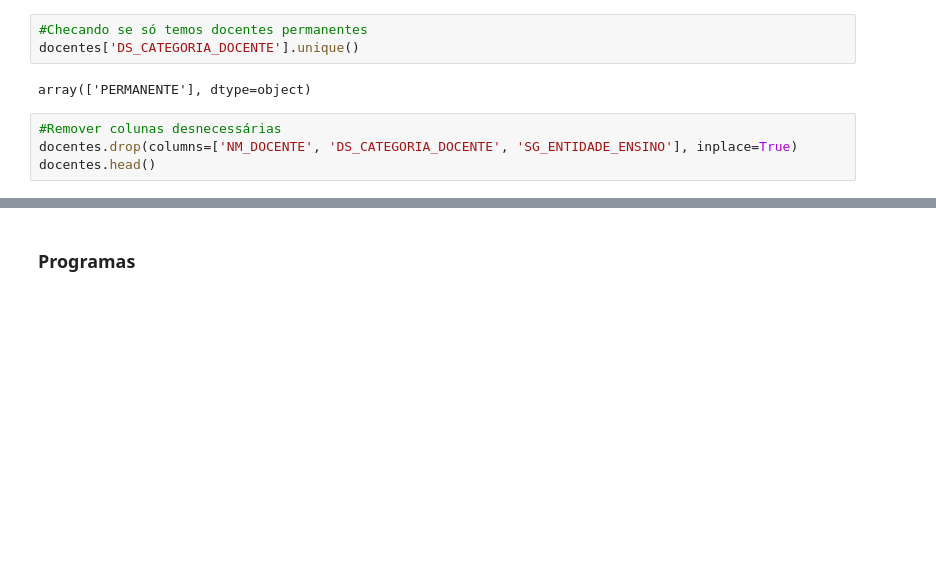
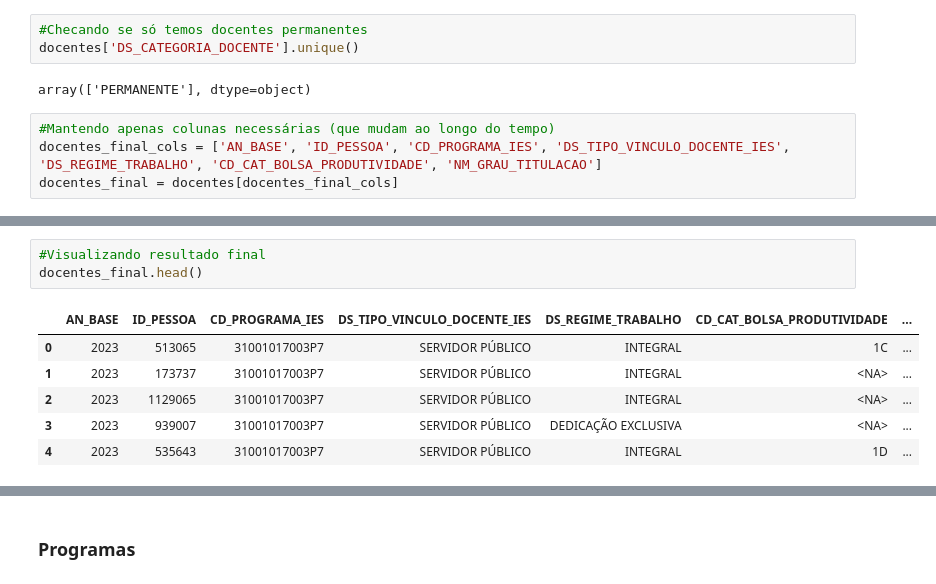
Before and after one commit to GID-UFRJ/sucupira_ufrj, a Jupyter notebook: ufrj_capes.ipynb, the cells around one changed output, grey strips where cells are left out. Cells and saved outputs as stored; diff of their text form; blank space fills up the shorter version.

```diff
--- a/ufrj_capes.ipynb
+++ b/ufrj_capes.ipynb
@@ -944,6 +890,6 @@ docentes['DS_CATEGORIA_DOCENTE'].unique()
 # %% [output]
 array(['PERMANENTE'], dtype=object)
 # %%
-#Remover colunas desnecessárias
-docentes.drop(columns=['NM_DOCENTE', 'DS_CATEGORIA_DOCENTE', 'SG_ENTIDADE_ENSINO'], inplace=True)
-docentes.head()
+#Mantendo apenas colunas necessárias (que mudam ao longo do tempo)
+docentes_final_cols = ['AN_BASE', 'ID_PESSOA', 'CD_PROGRAMA_IES', 'DS_TIPO_VINCULO_DOCENTE_IES', 'DS_REGIME_TRABALHO', 'CD_CAT_BOLSA_PRODUTIVIDADE', 'NM_GRAU_TITULACAO']
+docentes_final = docentes[docentes_final_cols]
@@ -957,2 +896,12 @@ docentes.head()
+# %%
+#Visualizando resultado final
+docentes_final.head()
+# %% [output]
+|  | AN_BASE | ID_PESSOA | CD_PROGRAMA_IES | DS_TIPO_VINCULO_DOCENTE_IES | DS_REGIME_TRABALHO | CD_CAT_BOLSA_PRODUTIVIDADE | ... |
+| 0 | 2023 | 513065 | 31001017003P7 | SERVIDOR PÚBLICO | INTEGRAL | 1C | ... |
+| 1 | 2023 | 173737 | 31001017003P7 | SERVIDOR PÚBLICO | INTEGRAL | <NA> | ... |
+| 2 | 2023 | 1129065 | 31001017003P7 | SERVIDOR PÚBLICO | INTEGRAL | <NA> | ... |
+| 3 | 2023 | 939007 | 31001017003P7 | SERVIDOR PÚBLICO | DEDICAÇÃO EXCLUSIVA | <NA> | ... |
+| 4 | 2023 | 535643 | 31001017003P7 | SERVIDOR PÚBLICO | INTEGRAL | 1D | ... |
 # %%
 #Salvando dataframe final
```
Also changed, not shown: parts of 44 cells of this notebook.
